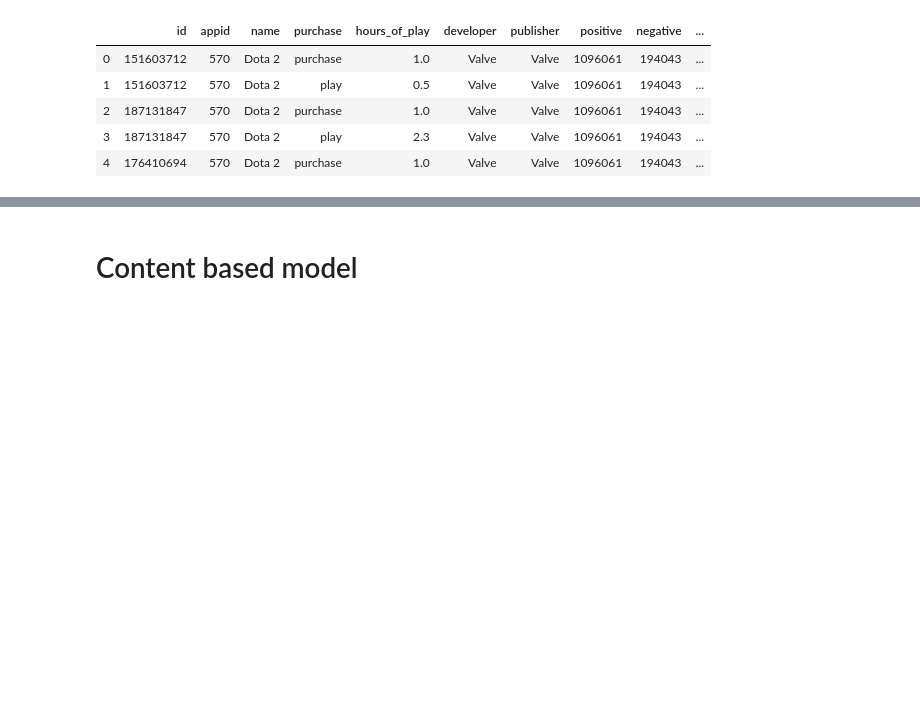
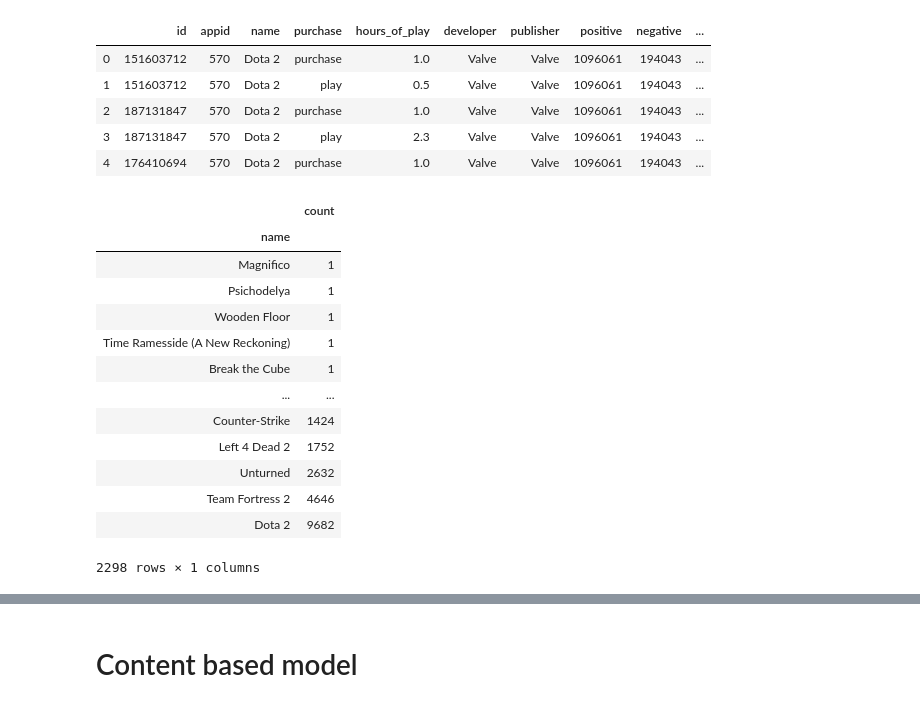
Before and after one commit to IsabelJoseph101/steam_recommendation_system, a Jupyter notebook: modelling_evaluation.ipynb, the cells around one changed output, grey strips where cells are left out. Cells and saved outputs as stored; diff of their text form; code cells hidden in the pictures; blank space fills up the shorter version.

```diff
--- a/modelling_evaluation.ipynb
+++ b/modelling_evaluation.ipynb
@@ -45,3 +45,22 @@ df.head()
 | 2 | 187131847 | 570 | Dota 2 | purchase | 1.0 | Valve | Valve | 1096061 | 194043 | ... |
 | 3 | 187131847 | 570 | Dota 2 | play | 2.3 | Valve | Valve | 1096061 | 194043 | ... |
 | 4 | 176410694 | 570 | Dota 2 | purchase | 1.0 | Valve | Valve | 1096061 | 194043 | ... |
+# %%
+# getting name count
+df_name_count = pd.DataFrame(df.groupby('name').size().sort_values(), columns=['count'])
+df_name_count
+# %% [output]
+|  | count |
+| name |  |
+| Magnifico | 1 |
+| Psichodelya | 1 |
+| Wooden Floor | 1 |
+| Time Ramesside (A New Reckoning) | 1 |
+| Break the Cube | 1 |
+| ... | ... |
+| Counter-Strike | 1424 |
+| Left 4 Dead 2 | 1752 |
+| Unturned | 2632 |
+| Team Fortress 2 | 4646 |
+| Dota 2 | 9682 |
+2298 rows × 1 columns
```
Also changed, not shown: parts of 15 cells of this notebook.
